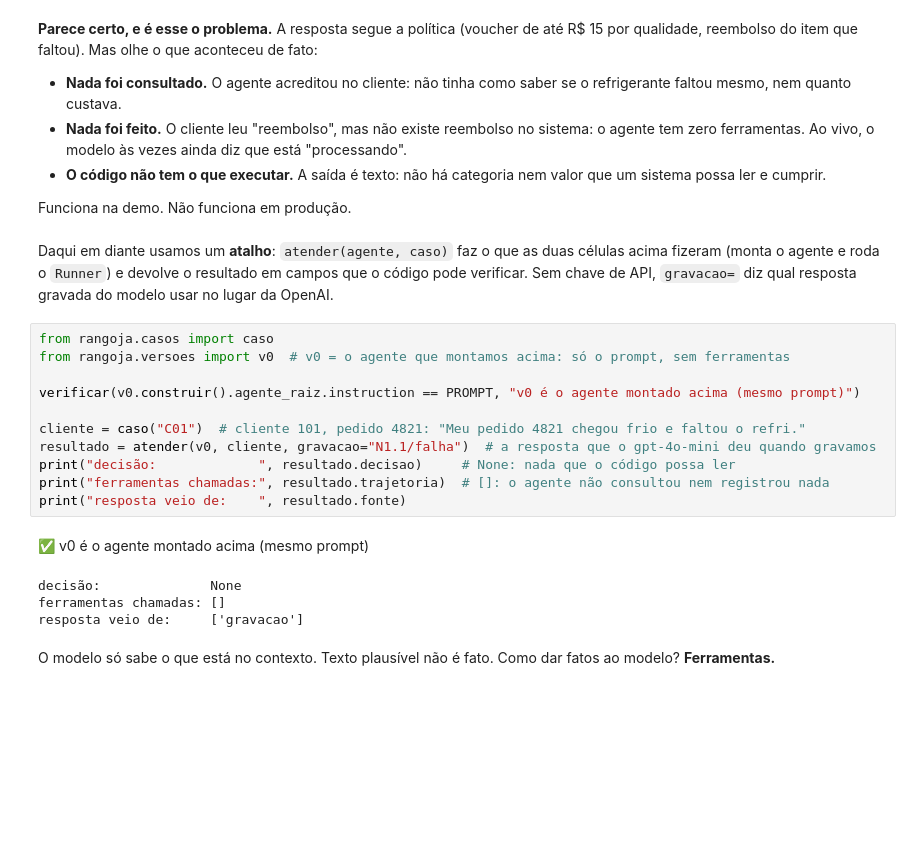
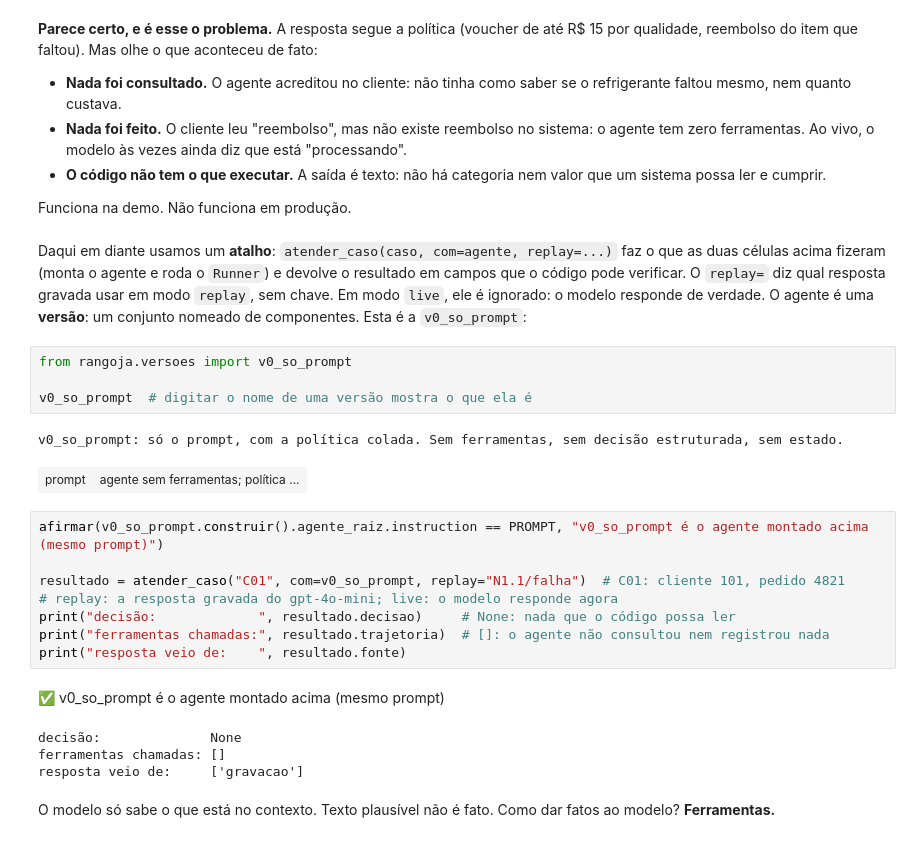
Before and after one commit to dgoflow/rangoja, a Jupyter notebook: notebooks/01_do_prompt_ao_agente.ipynb, the cells around one changed output. Cells and saved outputs as stored; diff of their text form; blank space fills up the shorter version.

```diff
--- a/notebooks/01_do_prompt_ao_agente.ipynb
+++ b/notebooks/01_do_prompt_ao_agente.ipynb
@@ -106,20 +106,24 @@ Para resolver, posso oferecer um voucher de R$ 15 pela qualidade do alimento e f
 
 Funciona na demo. Não funciona em produção.
 # %% [markdown]
-Daqui em diante usamos um **atalho**: `atender(agente, caso)` faz o que as duas células acima fizeram (monta o agente e roda o `Runner`) e devolve o resultado em campos que o código pode verificar. Sem chave de API, `gravacao=` diz qual resposta gravada do modelo usar no lugar da OpenAI.
+Daqui em diante usamos um **atalho**: `atender_caso(caso, com=agente, replay=...)` faz o que as duas células acima fizeram (monta o agente e roda o `Runner`) e devolve o resultado em campos que o código pode verificar. O `replay=` diz qual resposta gravada usar em modo `replay`, sem chave. Em modo `live`, ele é ignorado: o modelo responde de verdade. O agente é uma **versão**: um conjunto nomeado de componentes. Esta é a `v0_so_prompt`:
+# %%
+from rangoja.versoes import v0_so_prompt
+
+v0_so_prompt  # digitar o nome de uma versão mostra o que ela é
+# %% [output]
+v0_so_prompt: só o prompt, com a política colada. Sem ferramentas, sem decisão estruturada, sem estado.
+| prompt | agente sem ferramentas; política ... |
 # %%
-from rangoja.casos import caso
-from rangoja.versoes import v0  # v0 = o agente que montamos acima: só o prompt, sem ferramentas
+afirmar(v0_so_prompt.construir().agente_raiz.instruction == PROMPT, "v0_so_prompt é o agente montado acima (mesmo prompt)")
 
-verificar(v0.construir().agente_raiz.instruction == PROMPT, "v0 é o agente montado acima (mesmo prompt)")
-
-cliente = caso("C01")  # cliente 101, pedido 4821: "Meu pedido 4821 chegou frio e faltou o refri."
-resultado = atender(v0, cliente, gravacao="N1.1/falha")  # a resposta que o gpt-4o-mini deu quando gravamos
+resultado = atender_caso("C01", com=v0_so_prompt, replay="N1.1/falha")  # C01: cliente 101, pedido 4821
+# replay: a resposta gravada do gpt-4o-mini; live: o modelo responde agora
 print("decisão:             ", resultado.decisao)     # None: nada que o código possa ler
 print("ferramentas chamadas:", resultado.trajetoria)  # []: o agente não consultou nem registrou nada
 print("resposta veio de:    ", resultado.fonte)
 # %% [output]
-✅ v0 é o agente montado acima (mesmo prompt)
+✅ v0_so_prompt é o agente montado acima (mesmo prompt)
 decisão:              None
 ferramentas chamadas: []
 resposta veio de:     ['gravacao']
```
Also changed, not shown: parts of 17 cells of this notebook, 3 other files.
